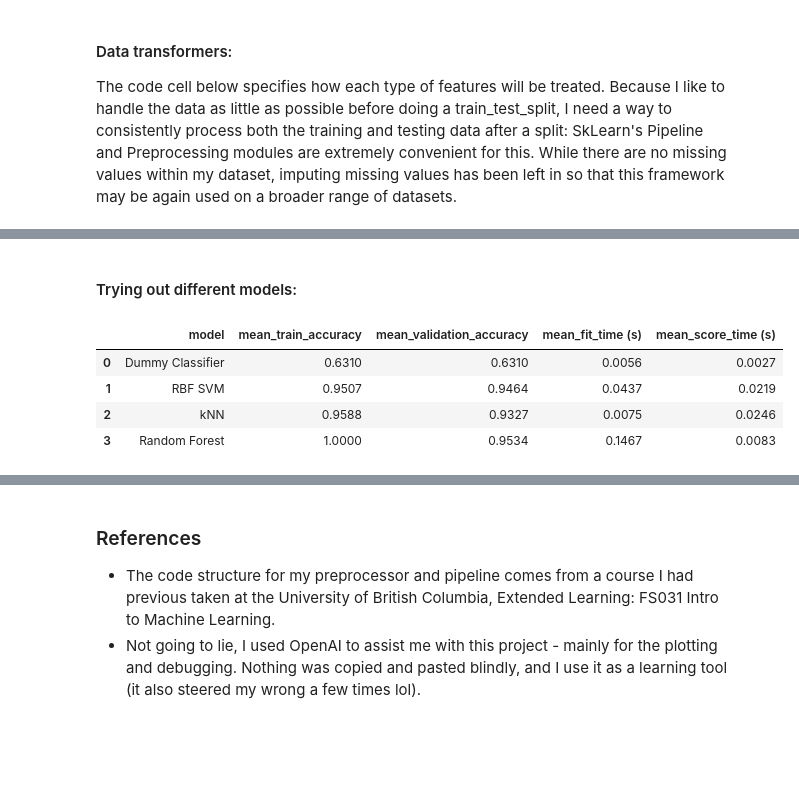
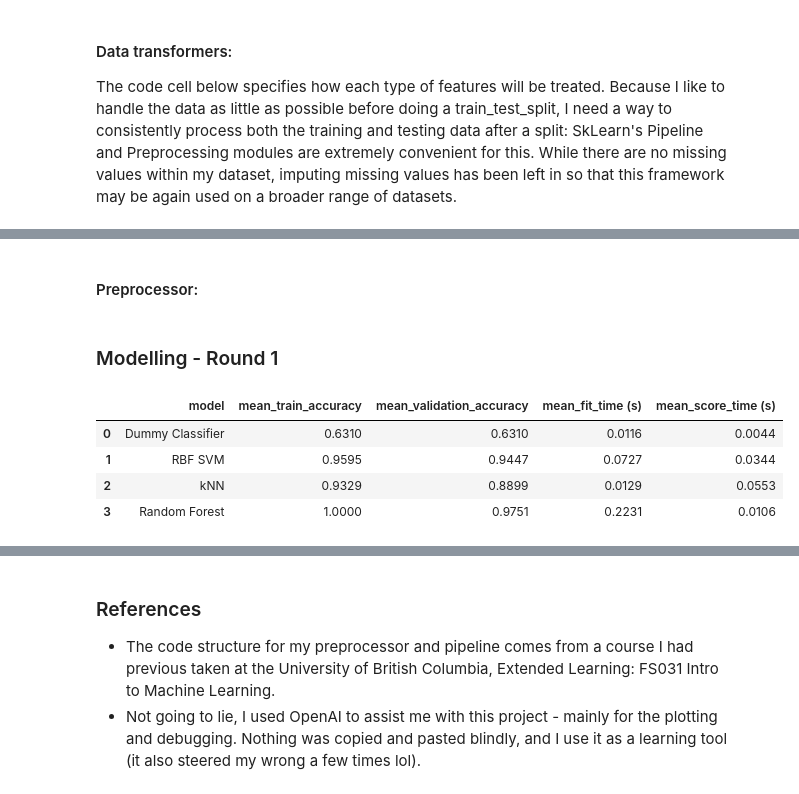
Before and after one commit to FleaBusyBeeBergs/dtsa5509, a Jupyter notebook: final-project.ipynb, the cells around one changed output, grey strips where cells are left out. Saved outputs shown, nothing was run; the diff lists cells and outputs as text; code cells hidden in the pictures; blank space fills up the shorter version.

```diff
--- a/final-project.ipynb
+++ b/final-project.ipynb
@@ -229,17 +206,15 @@ The first step in building a model is to specify which columns belong to which t
 # %%
-#categorize the features
+# categorize the feats round 1
 
-drop_feats = ['loan_id', 'education', 'self_employed',
-              'no_of_dependents', 'loan_amount',
+drop_feats = ['loan_id']
+
+categorical_feats = ['education', 'self_employed',
+              'no_of_dependents']
+
+numeric_feats = ['income_annum', 'loan_term', 'cibil_score', 'loan_amount',
               'luxury_assets_value',
               'bank_asset_value', 'residential_assets_value',
                  'commercial_assets_value']
-
-categorical_feats = []
-
-numeric_feats = ['income_annum', 'loan_term', 'cibil_score']
-
-binary_feats = []
 # %% [markdown]
 #### Data transformers:
 
@@ -264 +237,3 @@ binary_transformer = make_pipeline(SimpleImputer(strategy = 'most_frequent'),
+# %% [markdown]
+#### Preprocessor:
 # %%
@@ -267,44 +244,44 @@ preprocessor = make_column_transformer((categorical_transformer, categorical_fea
         (binary_transformer, binary_feats),
         ('drop', drop_feats),
         remainder='passthrough')
-# %% [markdown]
-#### Trying out different models:
+# %% [markdown]
+### Modelling - Round 1
 # %%
 models = {
     'Dummy Classifier': DummyClassifier(strategy = 'most_frequent'),
     'RBF SVM': SVC(random_state = 2024),
     'kNN': KNeighborsClassifier(),
     'Random Forest': RandomForestClassifier(random_state = 2024)
 
         }
 
 results = []
 
 for model_name, model in models.items():
 
     # pipeline
     model_selection_pipe = make_pipeline(preprocessor, model)
 
     # cross validation
     scores = cross_validate(model_selection_pipe, X_train, y_train, cv=5, return_train_score=True)
 
     # collect results
     model_results = {
         'model': model_name,
         'mean_train_accuracy': round(scores["train_score"].mean(), 4),
         'mean_validation_accuracy': round(scores["test_score"].mean(), 4),
         'mean_fit_time (s)': round(scores["fit_time"].mean(), 4),
         'mean_score_time (s)': round(scores["score_time"].mean(), 4)
     }
 
     results.append(model_results)
 
-results_df = pd.DataFrame(results)
+results_df1 = pd.DataFrame(results)
 #results_df.to_csv('train_reduced_features_2.csv', index = False)
-results_df
+results_df1
 # %% [output]
 |  | model | mean_train_accuracy | mean_validation_accuracy | mean_fit_time (s) | mean_score_time (s) |
-| 0 | Dummy Classifier | 0.6310 | 0.6310 | 0.0056 | 0.0027 |
-| 1 | RBF SVM | 0.9507 | 0.9464 | 0.0437 | 0.0219 |
-| 2 | kNN | 0.9588 | 0.9327 | 0.0075 | 0.0246 |
-| 3 | Random Forest | 1.0000 | 0.9534 | 0.1467 | 0.0083 |
+| 0 | Dummy Classifier | 0.6310 | 0.6310 | 0.0116 | 0.0044 |
+| 1 | RBF SVM | 0.9595 | 0.9447 | 0.0727 | 0.0344 |
+| 2 | kNN | 0.9329 | 0.8899 | 0.0129 | 0.0553 |
+| 3 | Random Forest | 1.0000 | 0.9751 | 0.2231 | 0.0106 |
```
Also changed, not shown: parts of 20 cells of this notebook.
